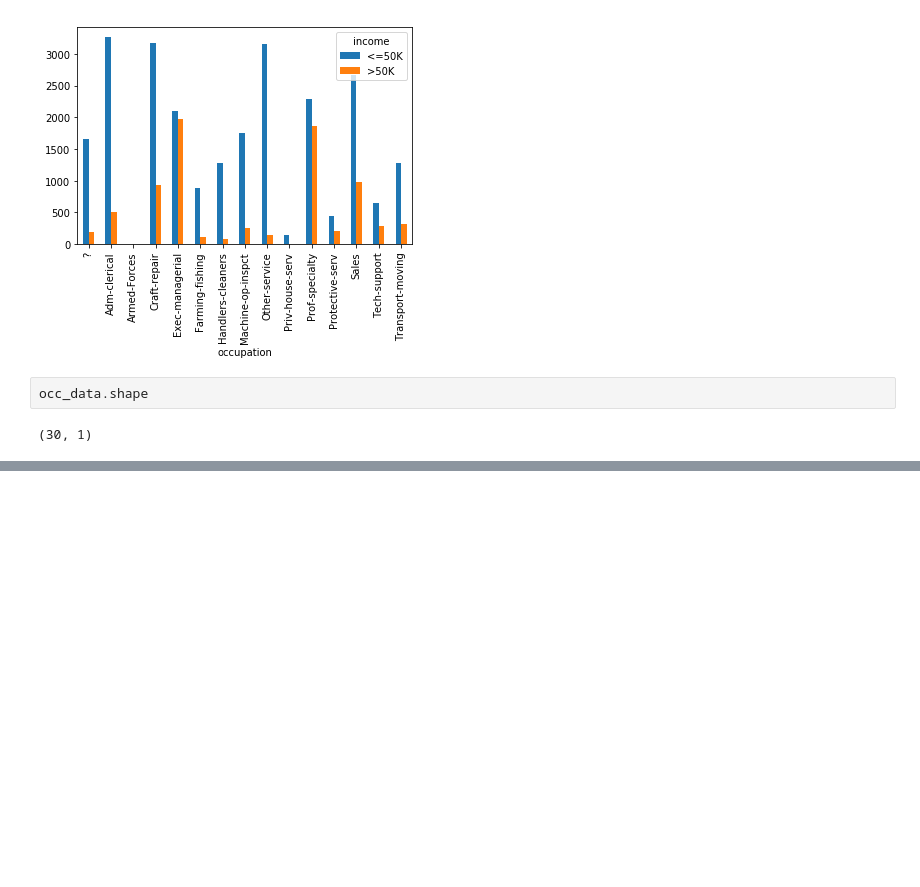
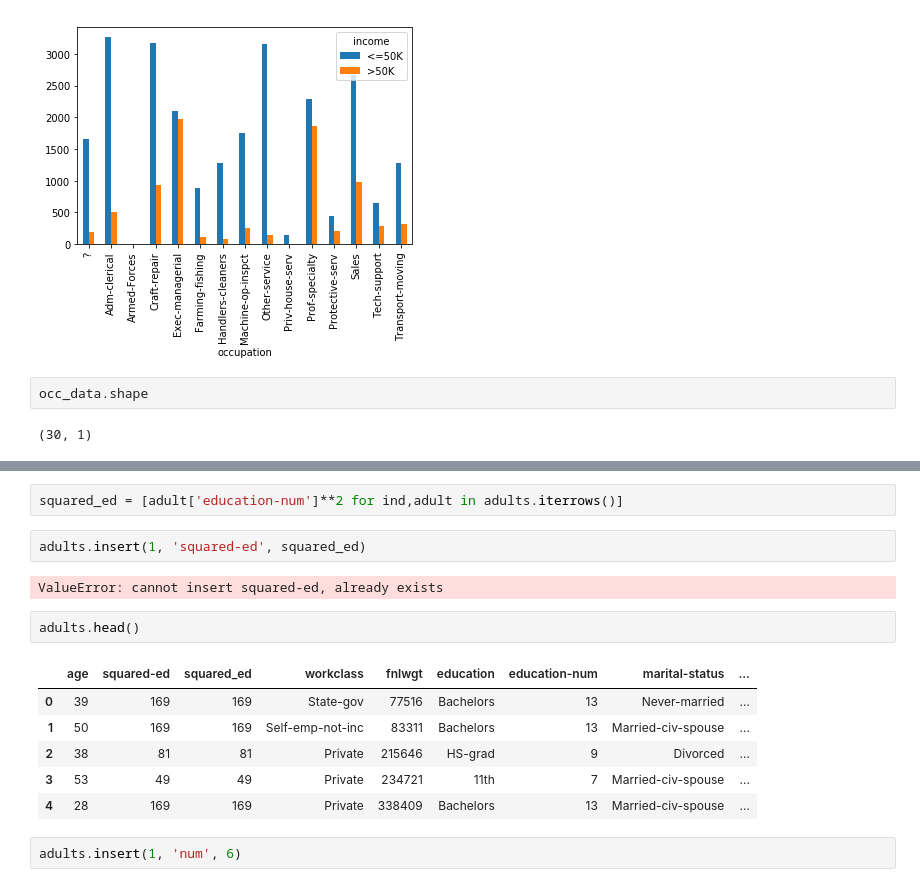
Before and after one commit to jtanderson/COSC-311-Fall2020, a Jupyter notebook: Pandas.ipynb, the cells around one changed output, grey strips where cells are left out. Cells and saved outputs as stored; diff of their text form; blank space fills up the shorter version.

```diff
--- a/Pandas.ipynb
+++ b/Pandas.ipynb
@@ -502,0 +613,17 @@ occ_data.shape
+# %%
+squared_ed = [adult['education-num']**2 for ind,adult in adults.iterrows()]
+# %%
+adults.insert(1, 'squared-ed', squared_ed)
+# %% [output]
+ValueError: cannot insert squared-ed, already exists
+# %%
+adults.head()
+# %% [output]
+|  | age | squared-ed | squared_ed | workclass | fnlwgt | education | education-num | marital-status | ... |
+| 0 | 39 | 169 | 169 | State-gov | 77516 | Bachelors | 13 | Never-married | ... |
+| 1 | 50 | 169 | 169 | Self-emp-not-inc | 83311 | Bachelors | 13 | Married-civ-spouse | ... |
+| 2 | 38 | 81 | 81 | Private | 215646 | HS-grad | 9 | Divorced | ... |
+| 3 | 53 | 49 | 49 | Private | 234721 | 11th | 7 | Married-civ-spouse | ... |
+| 4 | 28 | 169 | 169 | Private | 338409 | Bachelors | 13 | Married-civ-spouse | ... |
+# %%
+adults.insert(1, 'num', 6)
```
Also changed, not shown: parts of 9 cells of this notebook, 1 other file.
